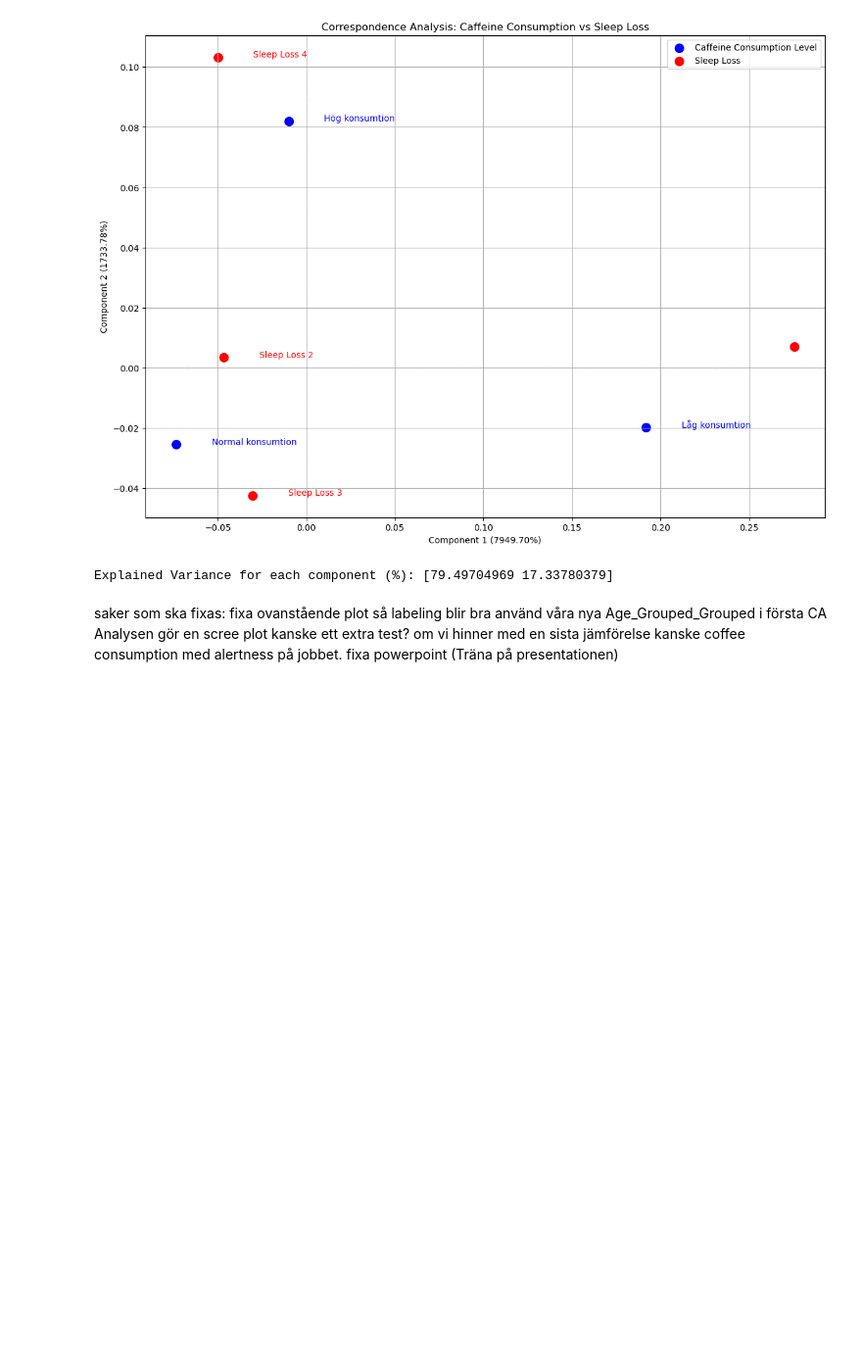
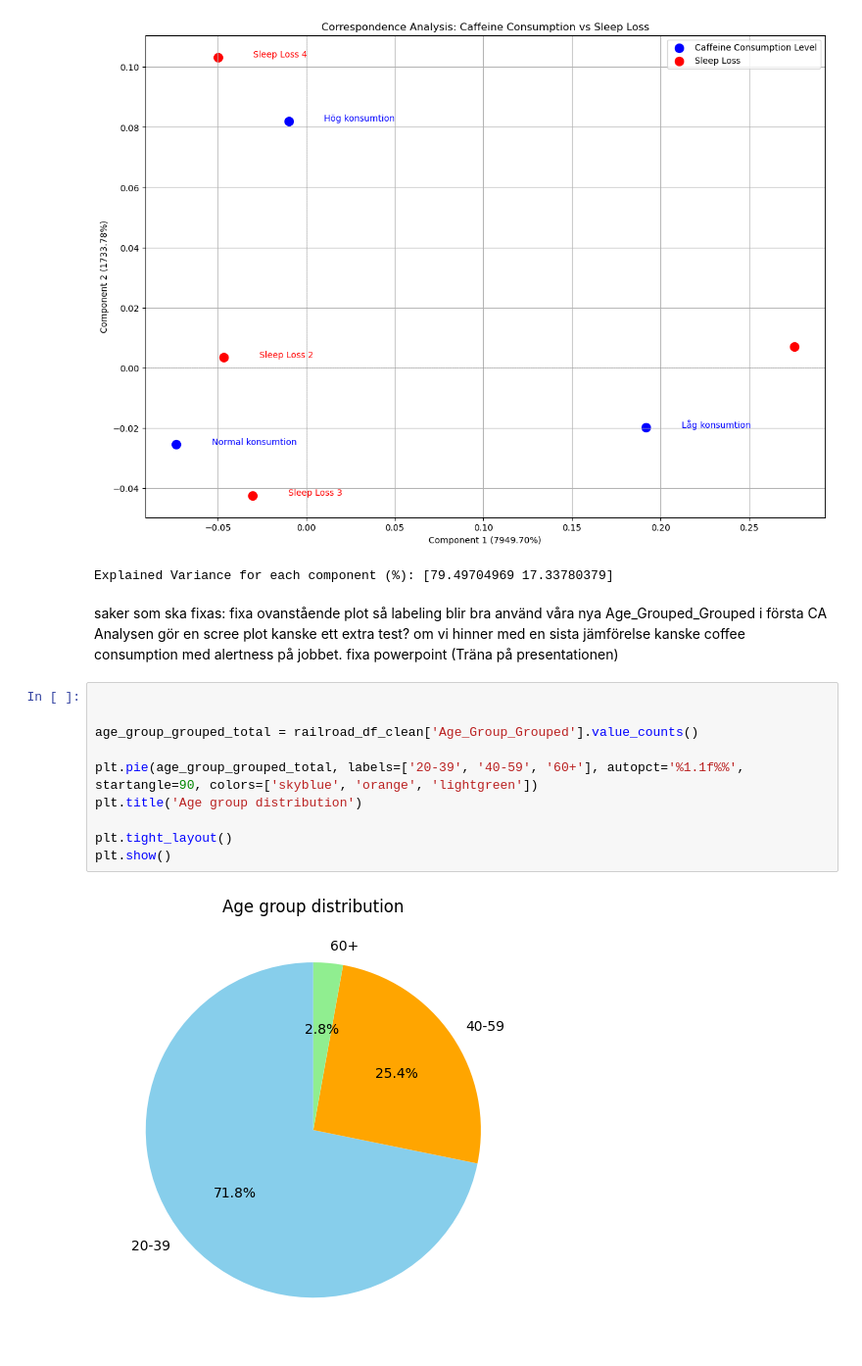
Before and after one commit to Nippe92/datareduction-task, a Jupyter notebook: railroad.ipynb, the cells around one changed output. Shown at 98% size. Cells and saved outputs as stored; diff of their text form; blank space fills up the shorter version.

```diff
--- a/railroad.ipynb
+++ b/railroad.ipynb
@@ -971,3 +971,15 @@ gör en scree plot
 kanske ett extra test?
 om vi hinner med en sista jämförelse kanske coffee consumption med alertness på jobbet.
 fixa powerpoint (Träna på presentationen)
+# %%
+
+
+age_group_grouped_total = railroad_df_clean['Age_Group_Grouped'].value_counts()
+
+plt.pie(age_group_grouped_total, labels=['20-39', '40-59', '60+'], autopct='%1.1f%%', startangle=90, colors=['skyblue', 'orange', 'lightgreen'])
+plt.title('Age group distribution')
+
+plt.tight_layout()
+plt.show()
+# %% [output]
+[figure, added]
```
Also changed, not shown: parts of 3 cells of this notebook.
